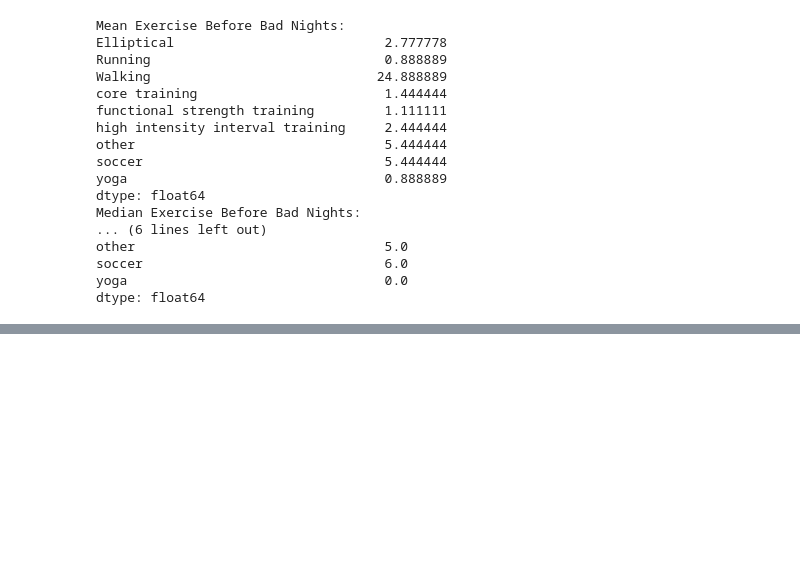
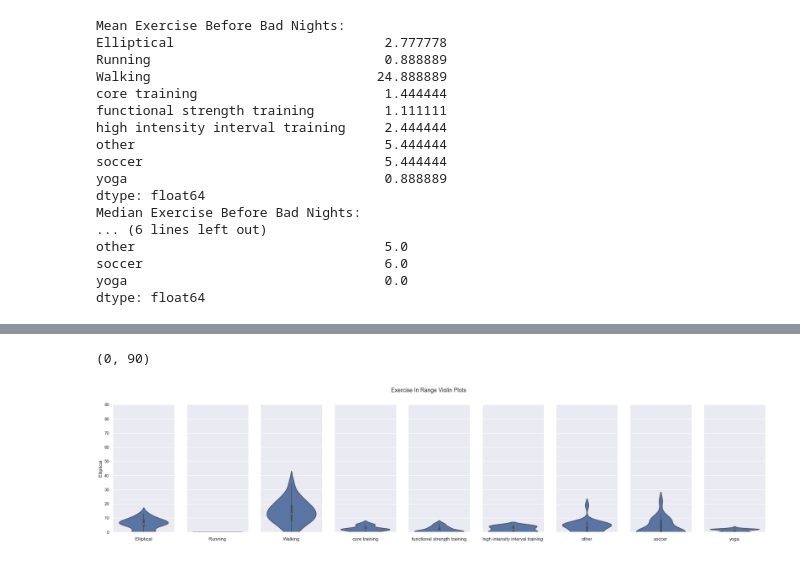
Before and after one commit to nico-palmar/glucose_data_exploration, a Jupyter notebook: march_analysis.ipynb, the cells around one changed output, grey strips where cells are left out. Drawn from its saved outputs; the diff is of its cells as text; code cells hidden in the pictures; blank space fills up the shorter version.

```diff
--- a/march_analysis.ipynb
+++ b/march_analysis.ipynb
@@ -293,0 +321,4 @@ dtype: float64
+# %%
+daily_no_night_low_df = no_night_low_df.groupby('day')[exercise_oh_cols].sum().reset_index(drop=True)
+daily_no_night_low_df['night_bs'] = 'in_range'
+daily_no_night_low_df.head()
@@ -293,0 +332,13 @@ dtype: float64
+# %%
+fig, ax = plt.subplots(1, 9, sharey=True, figsize=(30, 6))
+fig.suptitle('Exercise In Range Violin Plots')
+ax[0].set_ylabel('Exercise')
+for i in range(len(exercise_oh_cols)):
+    sns.violinplot(y=exercise_oh_cols[i], data=daily_no_night_low_df, ax=ax[i], hue=exercise)
+    ax[i].set_xlabel(exercise_oh_cols[i])
+    if i != 0:
+        ax[i].set_ylabel('')
+plt.ylim([0, 90])
+# %% [output]
+(0, 90)
+[figure, added]
```
Also changed, not shown: parts of 13 cells of this notebook, 1 other file.
